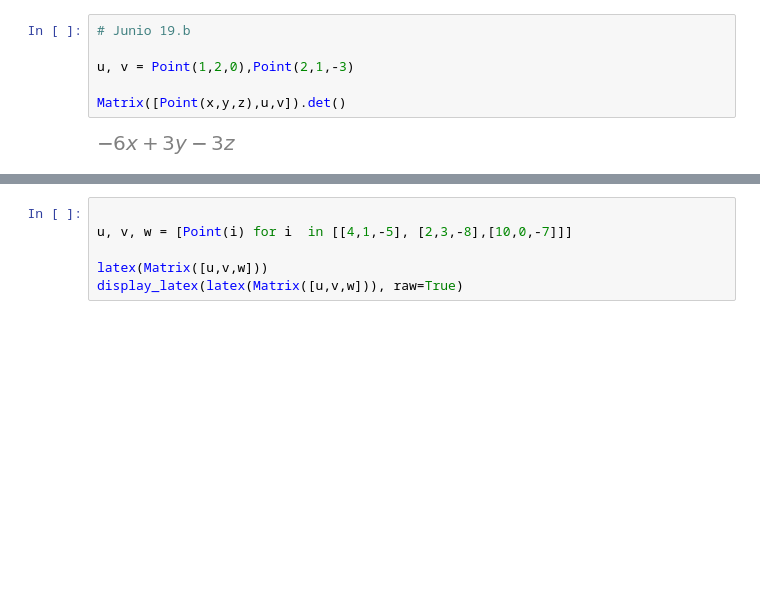
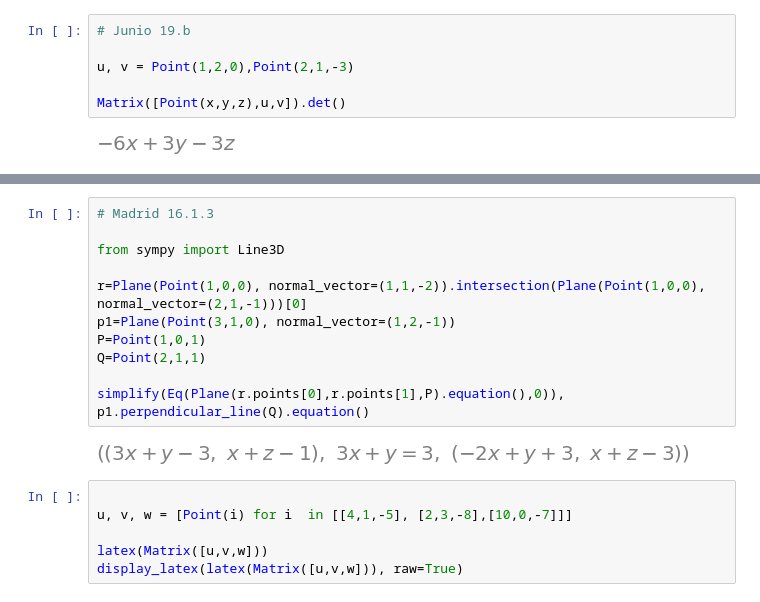
Before and after one commit to crdguez/mat2bac, a Jupyter notebook: notebooks/vectores y ejercicios EVAU.ipynb, the cells around one changed output, grey strips where cells are left out. Saved outputs shown, nothing was run; the diff lists cells and outputs as text; blank space fills up the shorter version.

```diff
--- a/notebooks/vectores y ejercicios EVAU.ipynb
+++ b/notebooks/vectores y ejercicios EVAU.ipynb
@@ -443,3 +453,16 @@ simplify(Eq(Plane(A,B,C).equation(),0)), abs(Matrix([B-A,C-A,D-A]).det()/6), Poi
+# %%
+# Madrid 16.1.3
+
+from sympy import Line3D
+
+r=Plane(Point(1,0,0), normal_vector=(1,1,-2)).intersection(Plane(Point(1,0,0), normal_vector=(2,1,-1)))[0]
+p1=Plane(Point(3,1,0), normal_vector=(1,2,-1))
+P=Point(1,0,1)
+Q=Point(2,1,1)
+
+simplify(Eq(Plane(r.points[0],r.points[1],P).equation(),0)), p1.perpendicular_line(Q).equation()
+# %% [output]
+[figure, added]
 # %%
 
 u, v, w = [Point(i) for i  in [[4,1,-5], [2,3,-8],[10,0,-7]]]
```
Also changed, not shown: parts of 5 cells of this notebook.
